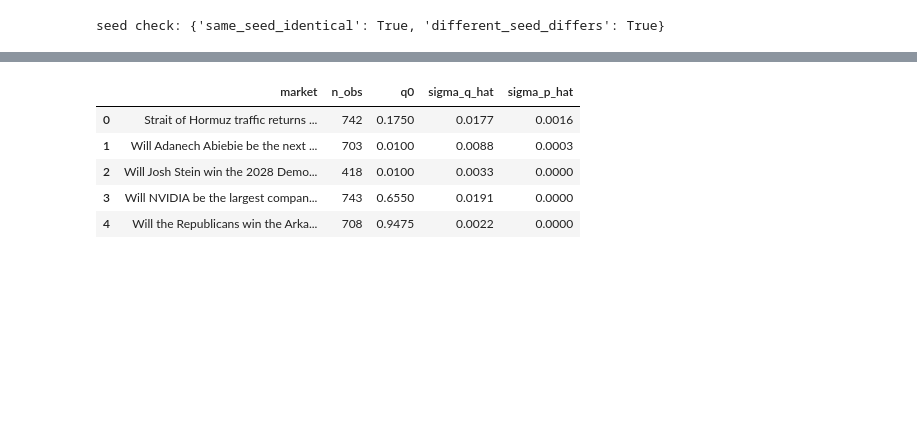
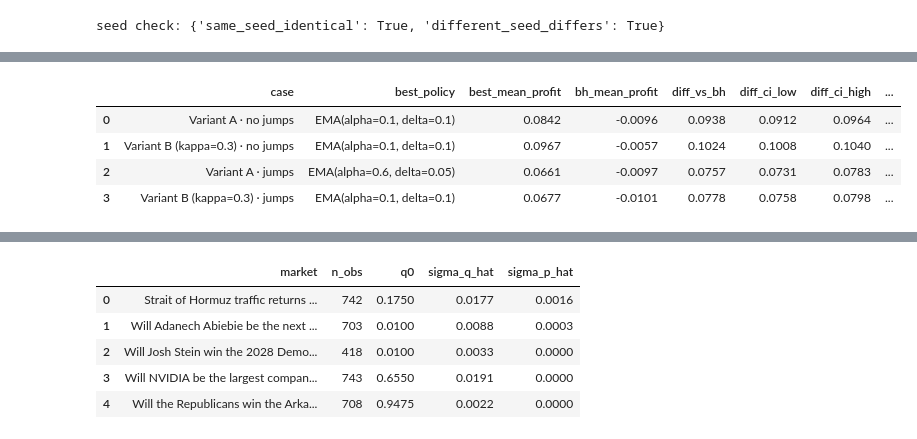
Before and after one commit to larionovaa2248-glitch/stochastic-project, a Jupyter notebook: notebooks/analysis.ipynb, the cells around one changed output, grey strips where cells are left out. Drawn from its saved outputs; the diff is of its cells as text; code cells hidden in the pictures; blank space fills up the shorter version.

```diff
--- a/notebooks/analysis.ipynb
+++ b/notebooks/analysis.ipynb
@@ -176,0 +182,10 @@ seed check: {'same_seed_identical': True, 'different_seed_differs': True}
+# %%
+cases = tables['model_case_matrix']
+cases[['case','best_policy','best_mean_profit','bh_mean_profit',
+       'diff_vs_bh','diff_ci_low','diff_ci_high','best_beats_bh']]
+# %% [output]
+|  | case | best_policy | best_mean_profit | bh_mean_profit | diff_vs_bh | diff_ci_low | diff_ci_high | ... |
+| 0 | Variant A · no jumps | EMA(alpha=0.1, delta=0.1) | 0.0842 | -0.0096 | 0.0938 | 0.0912 | 0.0964 | ... |
+| 1 | Variant B (kappa=0.3) · no jumps | EMA(alpha=0.1, delta=0.1) | 0.0967 | -0.0057 | 0.1024 | 0.1008 | 0.1040 | ... |
+| 2 | Variant A · jumps | EMA(alpha=0.6, delta=0.05) | 0.0661 | -0.0097 | 0.0757 | 0.0731 | 0.0783 | ... |
+| 3 | Variant B (kappa=0.3) · jumps | EMA(alpha=0.1, delta=0.1) | 0.0677 | -0.0101 | 0.0778 | 0.0758 | 0.0798 | ... |
```
Also changed, not shown: parts of 5 cells of this notebook, 13 other files.
